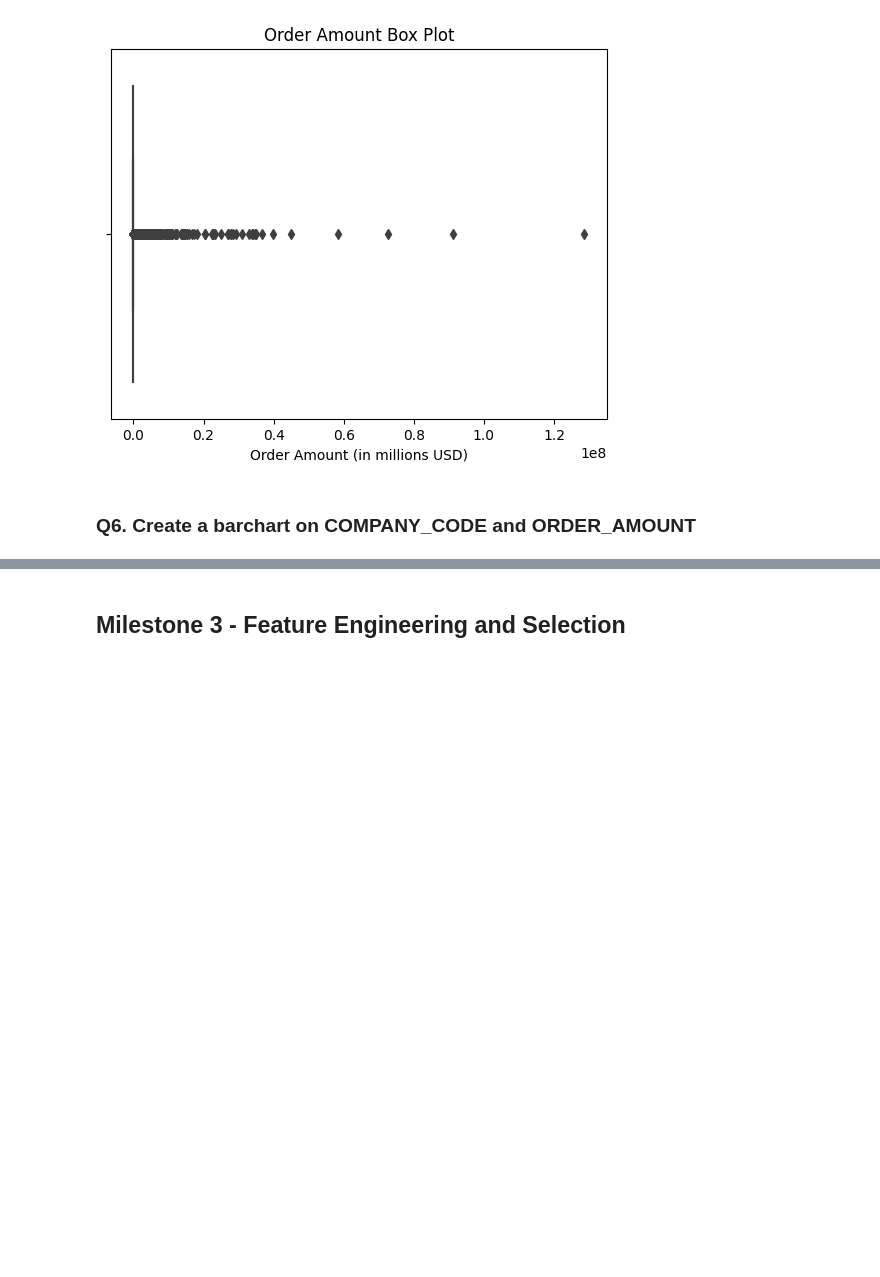
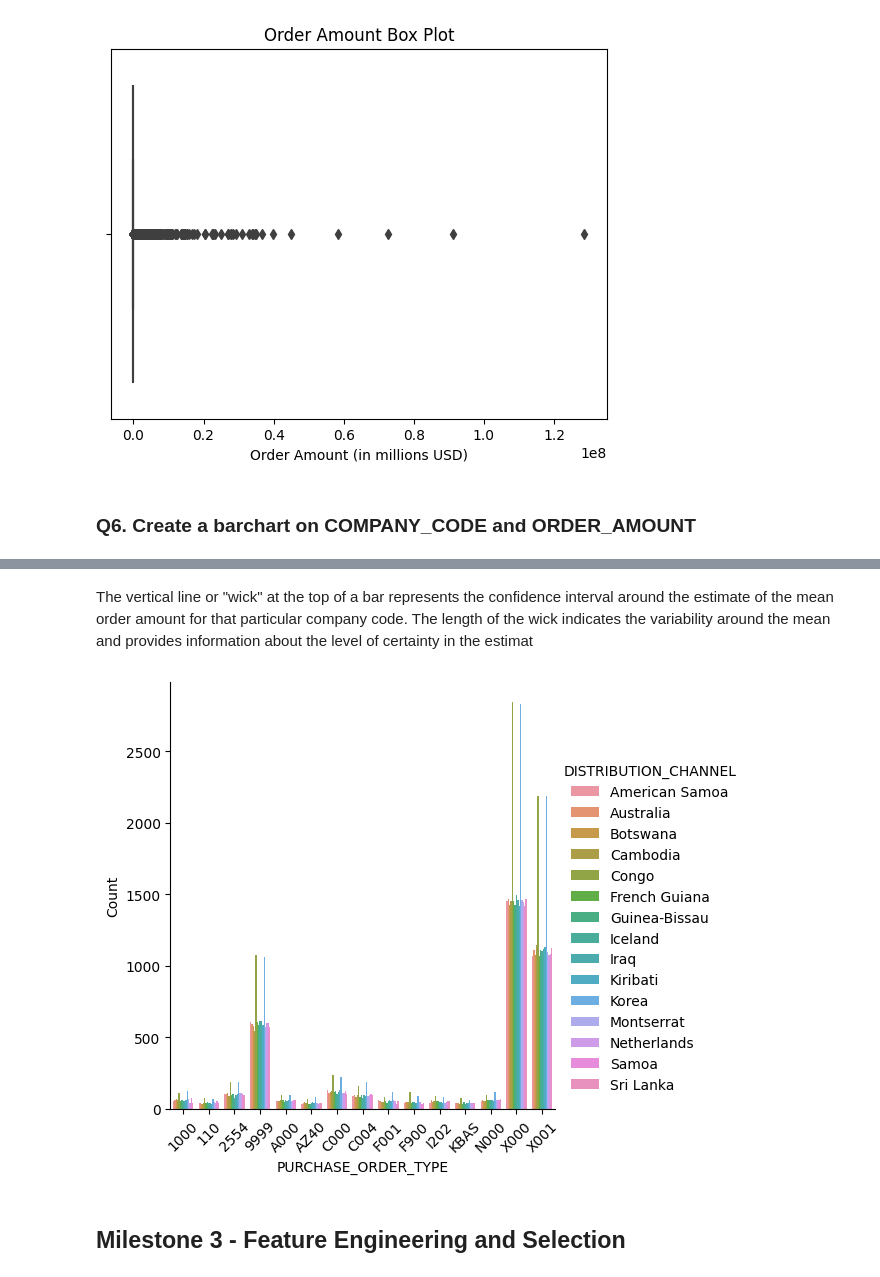
Before and after one commit to agrasthnaman/HRC, a Jupyter notebook: PRS/Milestones.ipynb, the cells around one changed output, grey strips where cells are left out. Drawn from its saved outputs; the diff is of its cells as text; code cells hidden in the pictures; blank space fills up the shorter version.

Commit message:
added a new graph

```diff
--- a/PRS/Milestones.ipynb
+++ b/PRS/Milestones.ipynb
@@ -453,3 +458,26 @@ plt.show()
+# %% [markdown]
+The vertical line or "wick" at the top of a bar represents the confidence interval around the estimate of the mean order amount for that particular company code. The length of the wick indicates the variability around the mean and provides information about the level of certainty in the estimat
+# %%
+#sort the data according to AMOUNT_IN_USD
+data_sorted = df.sort_values(by='AMOUNT_IN_USD', ascending=False)
+
+# Get the top 15 values for PURCHASE_ORDER_TYPE and DISTRIBUTION_CHANNEL
+top_purchase_orders = data_sorted['PURCHASE_ORDER_TYPE'].value_counts().head(15).index.tolist()
+top_distribution_channels = data_sorted['DISTRIBUTION_CHANNEL'].value_counts().head(15).index.tolist()
+
+# Create a filtered dataframe for the top purchase orders and distribution channels
+filtered_data = df[df['PURCHASE_ORDER_TYPE'].isin(top_purchase_orders) &
+                     df['DISTRIBUTION_CHANNEL'].isin(top_distribution_channels)]
+
+# Group the data by purchase order type and distribution channel
+grouped_data = filtered_data.groupby(['PURCHASE_ORDER_TYPE', 'DISTRIBUTION_CHANNEL']).size().reset_index(name='Count')
+
+# Plot the grouped bar chart
+sns.catplot(x='PURCHASE_ORDER_TYPE', y='Count', hue='DISTRIBUTION_CHANNEL', kind='bar', data=grouped_data)
+plt.xticks(rotation =45)
+plt.show()
+# %% [output]
+[figure, added]
 # %% [markdown]
 ## Milestone 3 - Feature Engineering and Selection
 # %%
```
Also changed, not shown: parts of 5 cells of this notebook.
